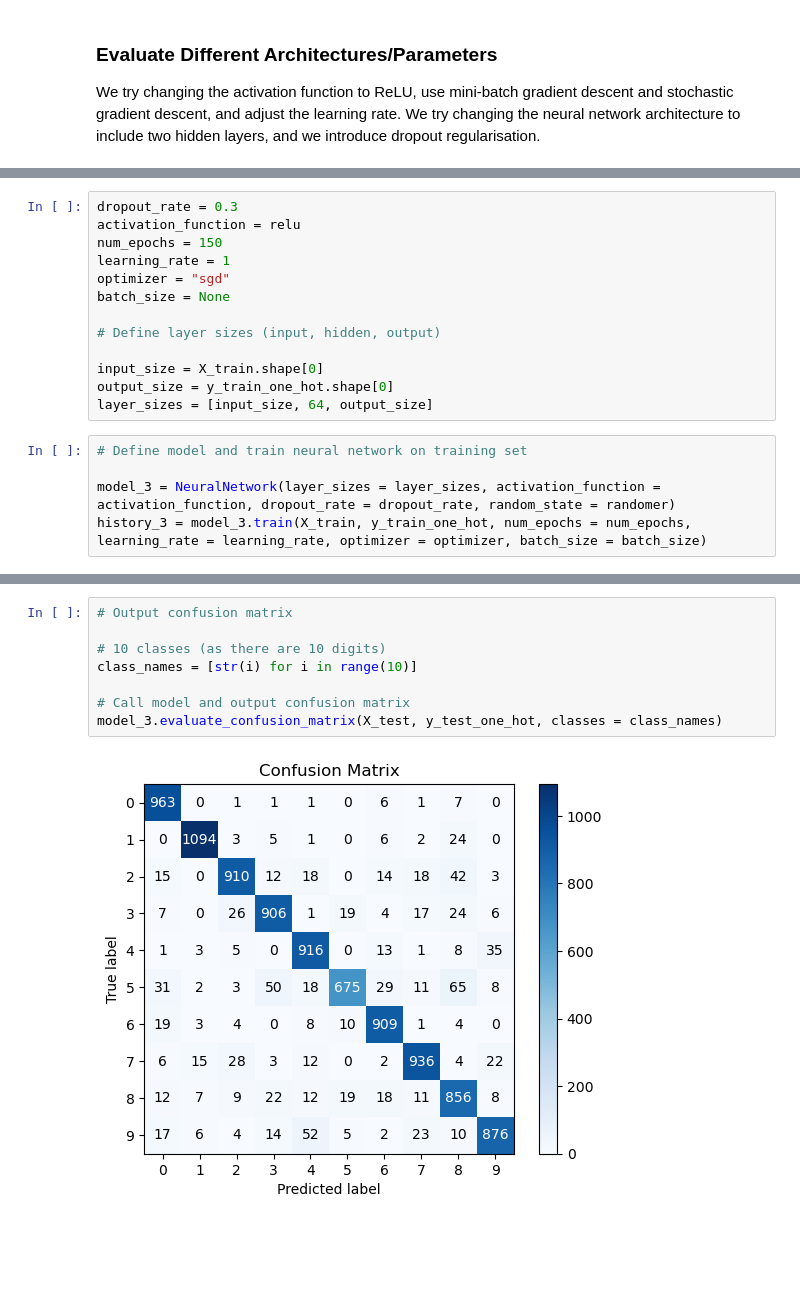
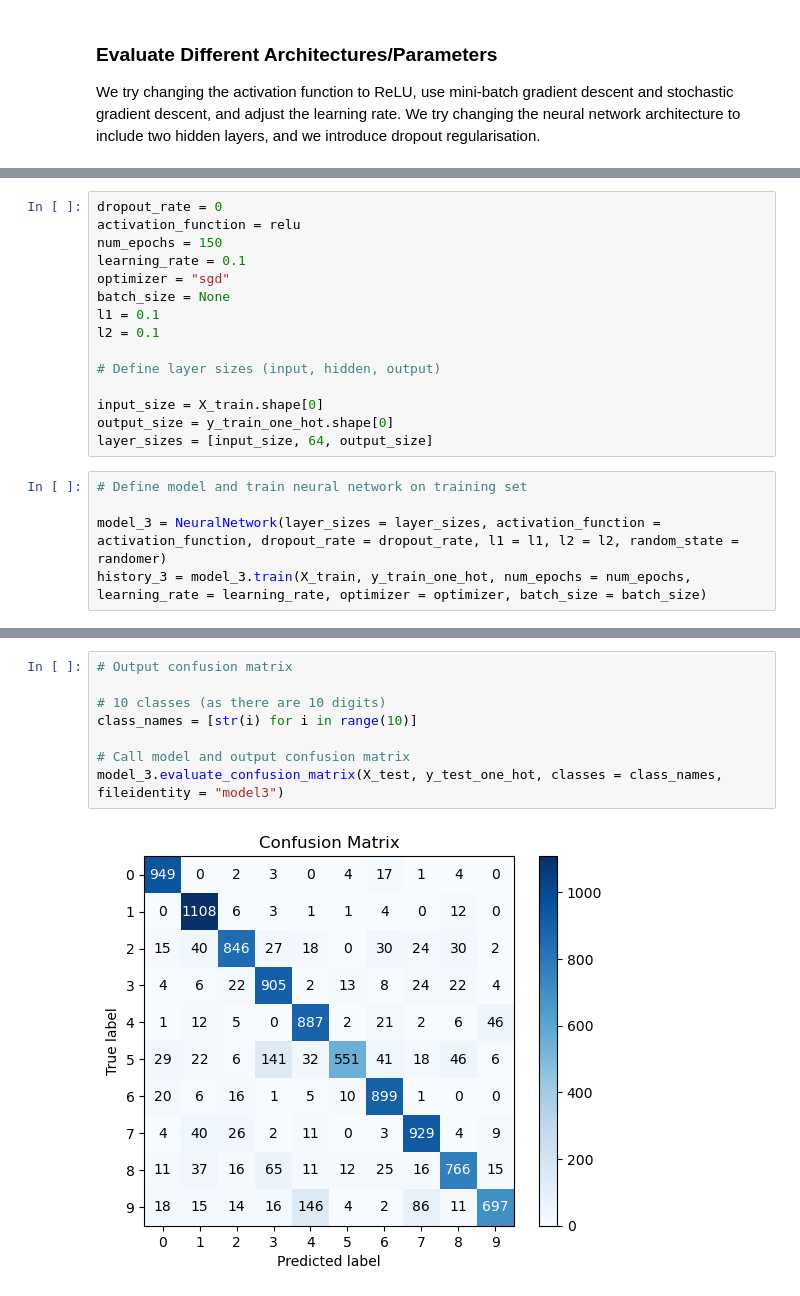
Before and after one commit to yasirbarlas/neural-network-from-scratch, a Jupyter notebook: task_1/task_1.ipynb, the cells around one changed output, grey strips where cells are left out. Cells and saved outputs as stored; diff of their text form; blank space fills up the shorter version.

```diff
--- a/task_1/task_1.ipynb
+++ b/task_1/task_1.ipynb
@@ -599,10 +640,12 @@ Proportion of nodes dropped for dropout regularisation is 30%. We use the ReLU a
 # %%
-dropout_rate = 0.3
+dropout_rate = 0
 activation_function = relu
 num_epochs = 150
-learning_rate = 1
+learning_rate = 0.1
 optimizer = "sgd"
 batch_size = None
+l1 = 0.1
+l2 = 0.1
 
 # Define layer sizes (input, hidden, output)
 
@@ -612,6 +655,6 @@ layer_sizes = [input_size, 64, output_size]
 # %%
 # Define model and train neural network on training set
 
-model_3 = NeuralNetwork(layer_sizes = layer_sizes, activation_function = activation_function, dropout_rate = dropout_rate, random_state = randomer)
+model_3 = NeuralNetwork(layer_sizes = layer_sizes, activation_function = activation_function, dropout_rate = dropout_rate, l1 = l1, l2 = l2, random_state = randomer)
 history_3 = model_3.train(X_train, y_train_one_hot, num_epochs = num_epochs, learning_rate = learning_rate, optimizer = optimizer, batch_size = batch_size)
 # %% [output]
@@ -648,10 +710,10 @@ Loss: 1.1128
 # %%
 # Output confusion matrix
 
 # 10 classes (as there are 10 digits)
 class_names = [str(i) for i in range(10)]
 
 # Call model and output confusion matrix
-model_3.evaluate_confusion_matrix(X_test, y_test_one_hot, classes = class_names)
+model_3.evaluate_confusion_matrix(X_test, y_test_one_hot, classes = class_names, fileidentity = "model3")
 # %% [output]
-[figure, old version]
+[figure, new version]
```
Also changed, not shown: parts of 26 cells of this notebook.
